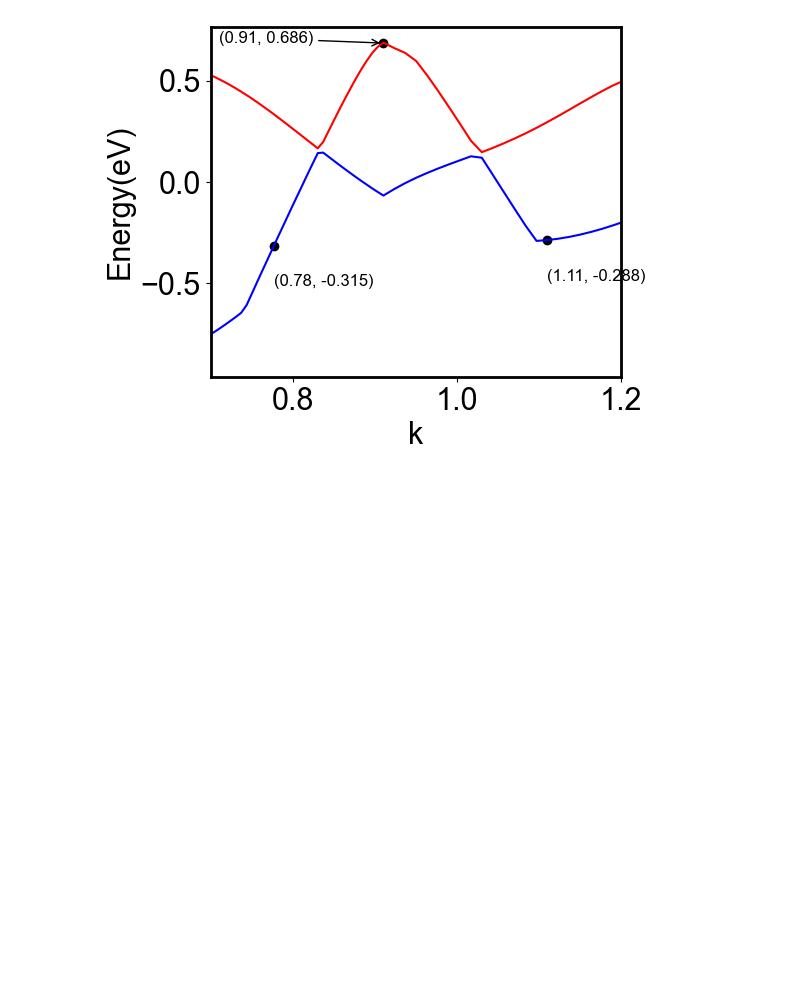
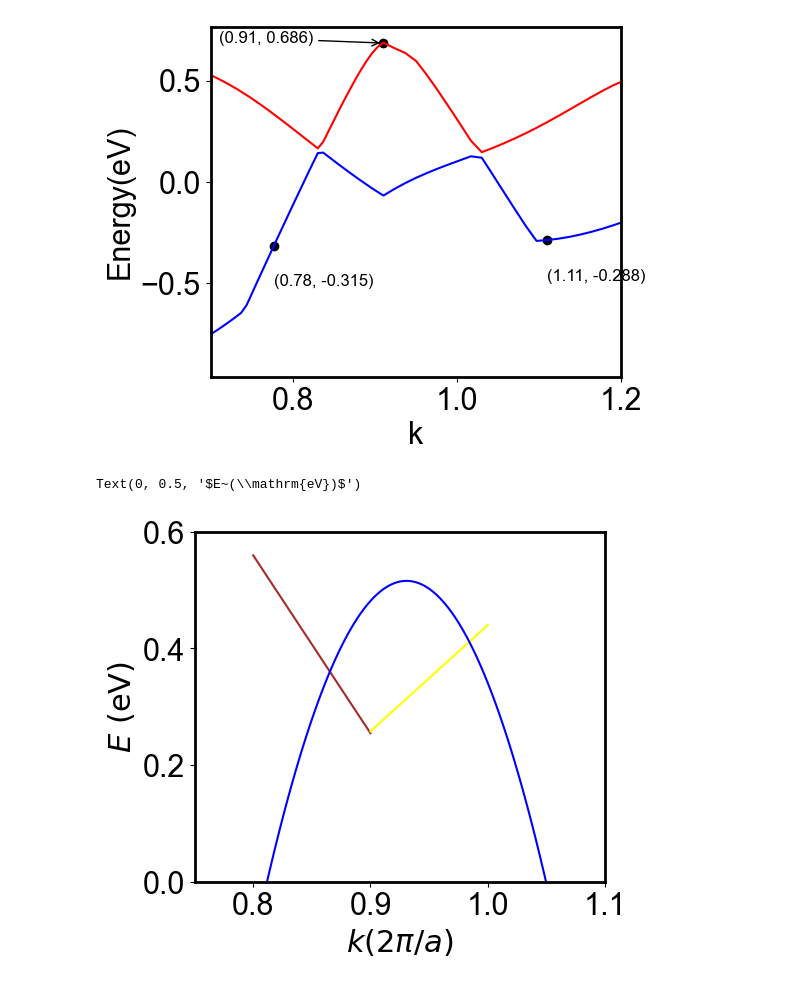
Before and after one commit to Normanthen/TE_Calculation, a Jupyter notebook: TiS/Fitting/Fitting_TiS.ipynb, the cells around one changed output. Drawn from its saved outputs; the diff is of its cells as text; code cells hidden in the pictures; blank space fills up the shorter version.

```diff
--- a/TiS/Fitting/Fitting_TiS.ipynb
+++ b/TiS/Fitting/Fitting_TiS.ipynb
@@ -228,3 +228,24 @@ header_text = "kv, Ekv, kc, Ekc"
 
 # Save the array to a text file with a specific format and precision
 np.savetxt(file_out, concatenated_array, fmt='%.4f', header=header_text, delimiter='\t')
+# %%
+fig=plt.figure(figsize=(18,10))
+
+npoint=50
+npoint2=100
+kc_lft=linspace(0.8,0.9,npoint)
+kc_rght=linspace(0.9,1,npoint)
+eta=linspace(0.8,1.05,npoint2)
+
+
+#Plotting the model
+ax=fig.add_subplot(2,3,1)
+ax.plot(kc_lft, -3.0483*(kc_lft)+2.998, color='brown' )
+ax.plot(kc_rght, 1.8195*(kc_rght)-1.3796, color='yellow' )
+ax.plot(eta, -36.425*(eta)**2+67.804*eta-31.038, color='blue')
+ax.axis([0.75, 1.1, 0, 0.6])
+ax.set_xlabel('$k (2\pi/a)$')
+ax.set_ylabel('$E~(\mathrm{eV})$')
+# %% [output]
+Text(0, 0.5, '$E~(\\mathrm{eV})$')
+[figure, added]
```
